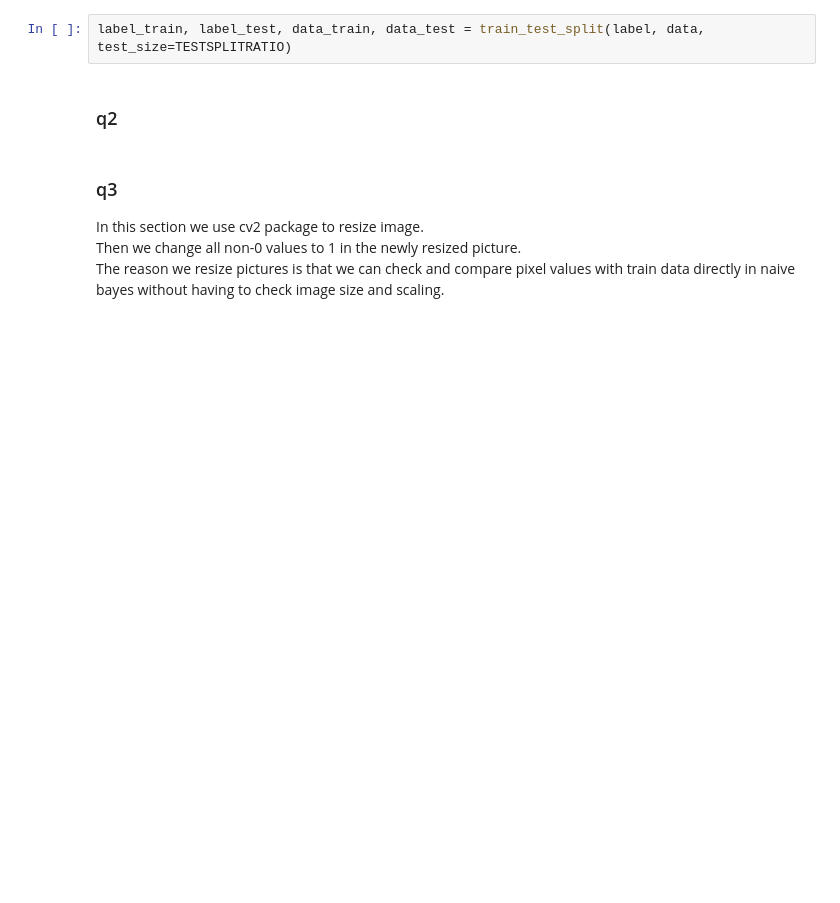
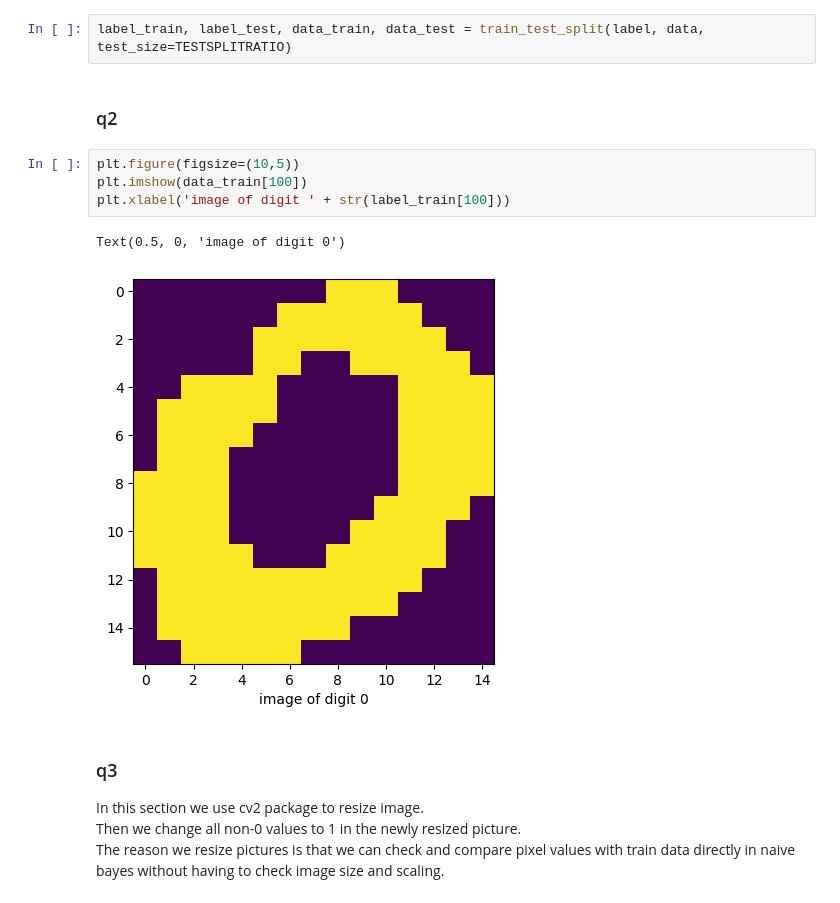
Before and after one commit to alimrn001/AI-CA3, a Jupyter notebook: AI_CA3_810198542.ipynb, the cells around one changed output. Saved outputs shown, nothing was run; the diff lists cells and outputs as text; blank space fills up the shorter version.

```diff
--- a/AI_CA3_810198542.ipynb
+++ b/AI_CA3_810198542.ipynb
@@ -37,6 +38,13 @@ according to many sources a good ratio to split train-test data should be 0.8/0.
 label_train, label_test, data_train, data_test = train_test_split(label, data, test_size=TESTSPLITRATIO)
 # %% [markdown]
 ### q2
+# %%
+plt.figure(figsize=(10,5))
+plt.imshow(data_train[100])
+plt.xlabel('image of digit ' + str(label_train[100]))
+# %% [output]
+Text(0.5, 0, 'image of digit 0')
+[figure, added]
 # %% [markdown]
 ### q3
 In this section we use cv2 package to resize image.
```
Also changed, not shown: parts of 8 cells of this notebook.
